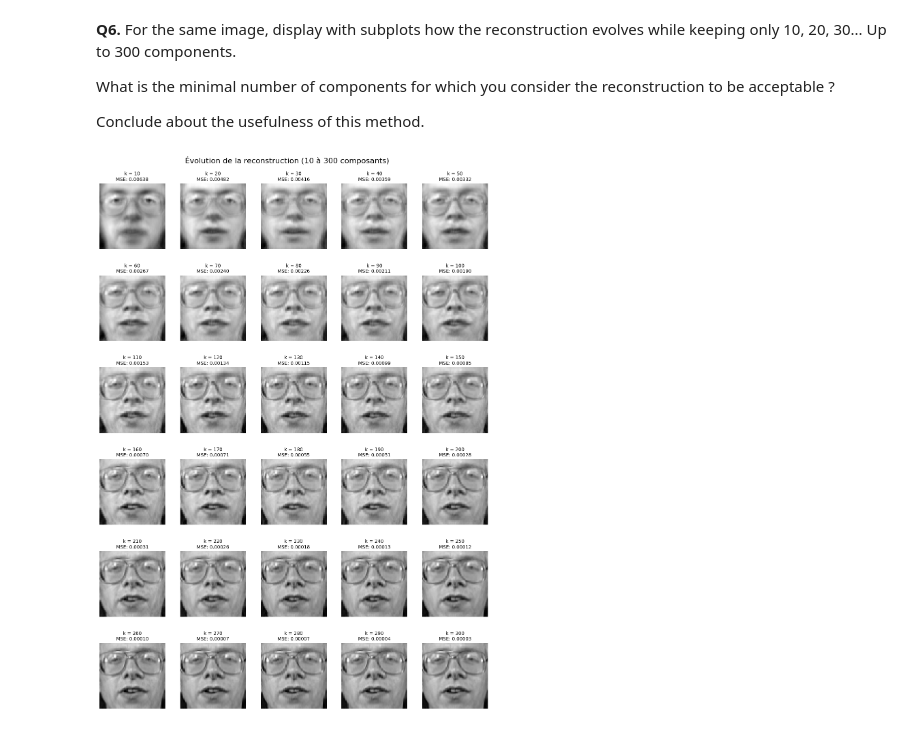
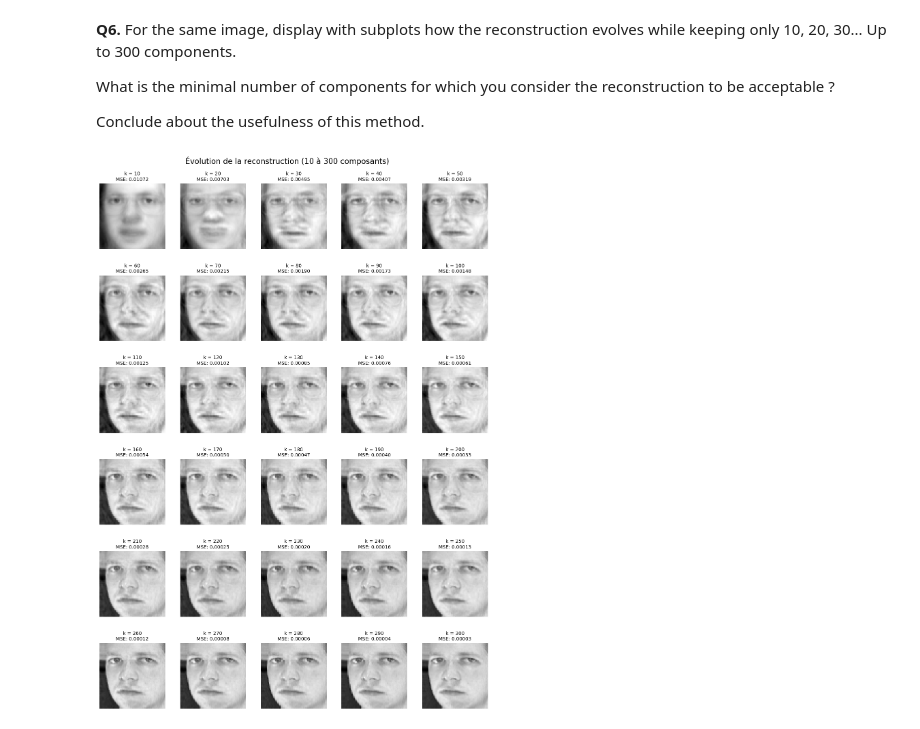
Before and after one commit to milanolivia/decision-apprentissage, a Jupyter notebook: lab4_AMORRI_MILANO.ipynb, the cells around one changed output. Cells and saved outputs as stored; diff of their text form; code cells hidden in the pictures.

```diff
--- a/lab4_AMORRI_MILANO.ipynb
+++ b/lab4_AMORRI_MILANO.ipynb
@@ -330,8 +330,8 @@ from sklearn.metrics import mean_squared_error
 pca_300 = PCA(n_components=300, random_state=42)
 pca_300.fit(X)
 
-# Select Image #10
-image_index = 10
+# Select Image
+image_index = 5
 original_face = X[image_index]
 
 # Transform (Encode) and Inverse Transform (Decode)
@@ -386,39 +386,39 @@ Conclude about the usefulness of this method.
 # %%
 from sklearn.metrics import mean_squared_error
 
-# Select Image #10
-image_index = 10
+# Select Image
+image_index = 5
 original_face = X[image_index]
 
 
 fig, axes = plt.subplots(6, 5, figsize=(15, 20))
 plt.subplots_adjust(hspace=0.4, wspace=0.1)
 axes_flat = axes.flatten()
 
 for i, nb_components in enumerate(range(10, 301, 10)):
 
     # PCA with nb_components
     pca_ = PCA(n_components=nb_components, random_state=42)
     pca_.fit(X)
 
     # Transform (Encode) and Inverse Transform (Decode)
     face_reduced = pca_.transform(original_face.reshape(1, -1))
     # Reconstruction
     face_reconstructed = pca_.inverse_transform(face_reduced).reshape(64, 64)
 
     # Reconstruction Error (MSE)
     mse = mean_squared_error(original_face, face_reconstructed.flatten())
 
     ax = axes_flat[i]
     ax.imshow(face_reconstructed, cmap='gray')
     ax.set_title(f"k = {nb_components}\nMSE: {mse:.5f}", fontsize=10)
     ax.axis('off')
 
 
 plt.suptitle("Évolution de la reconstruction (10 à 300 composants)", fontsize=16, y=0.92)
 plt.show()
 # %% [output]
-[figure, old version]
+[figure, new version]
 # %% [markdown]
 <div style="background-color: rgba(255, 255, 0, 0.15); padding: 8px;">
 
```
Also changed, not shown: parts of 2 cells of this notebook.
